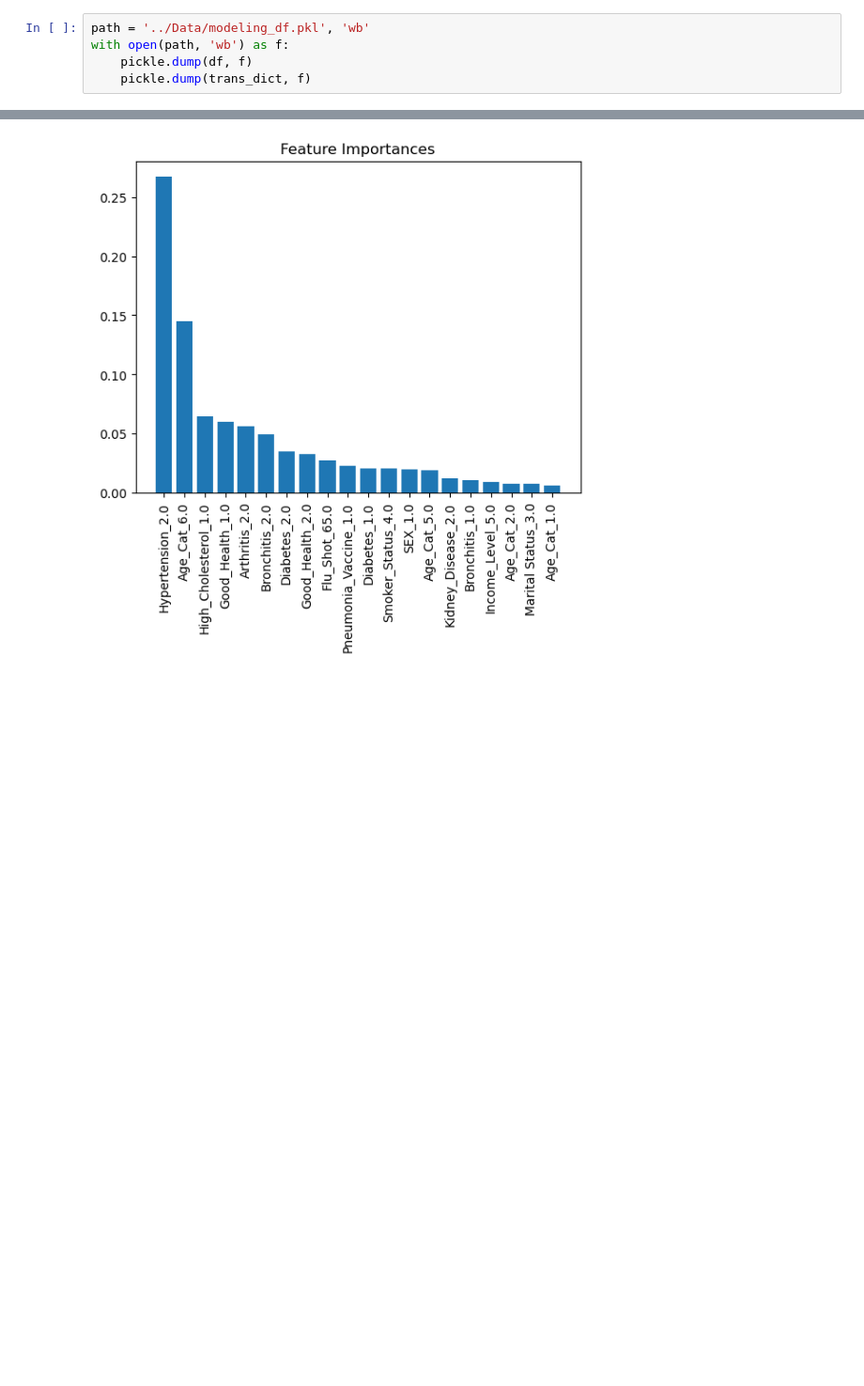
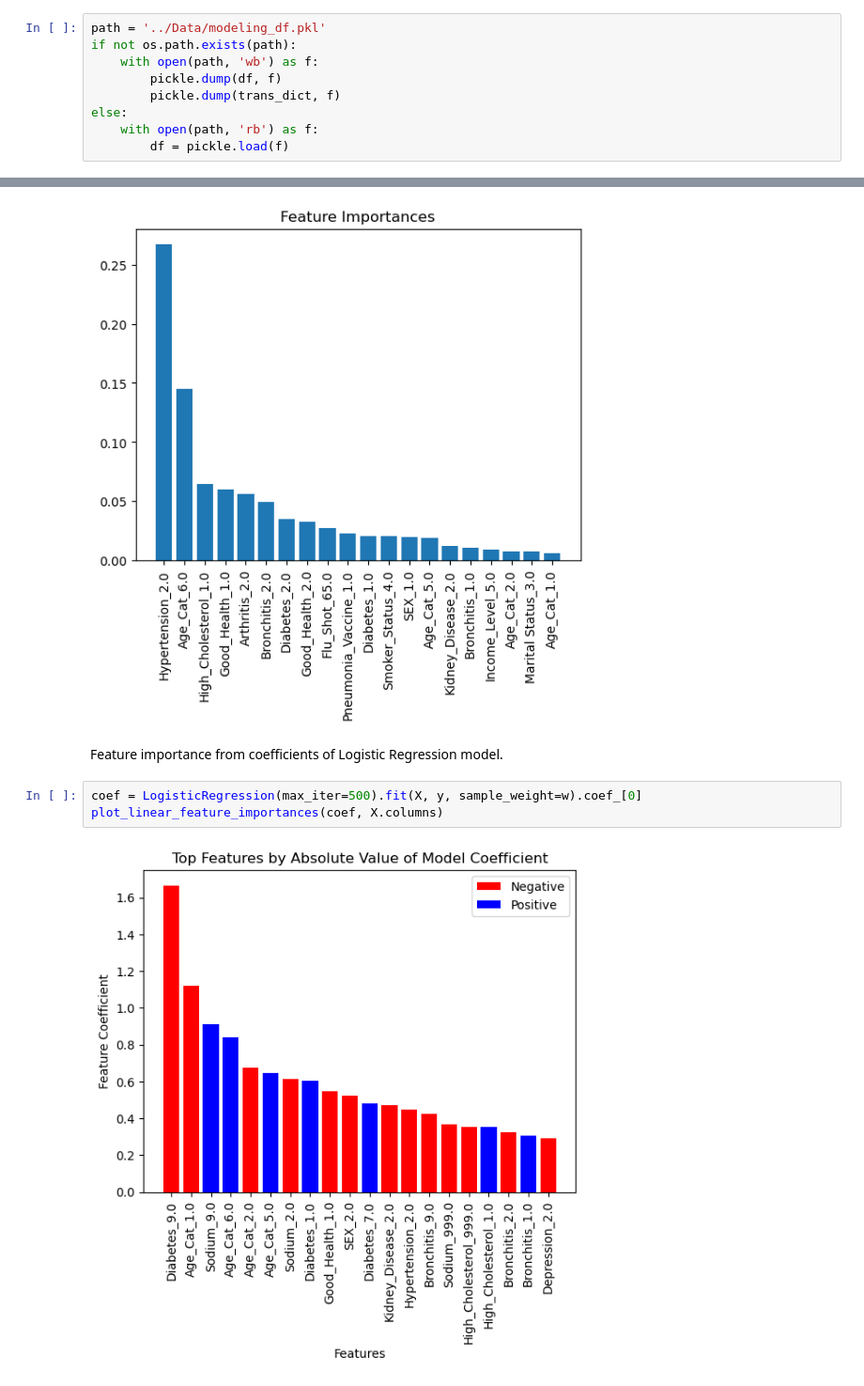
Before and after one commit to Hiram32/Springboard, a Jupyter notebook: Capstone_Project_2/Code/Modeling.ipynb, the cells around one changed output, grey strips where cells are left out. Shown at 94% size. Drawn from its saved outputs; the diff is of its cells as text; blank space fills up the shorter version.

```diff
--- a/Capstone_Project_2/Code/Modeling.ipynb
+++ b/Capstone_Project_2/Code/Modeling.ipynb
@@ -464,10 +467,14 @@ df
 # %% [markdown]
 Save the dataframe as a pickled file.
 # %%
-path = '../Data/modeling_df.pkl', 'wb'
-with open(path, 'wb') as f:
-    pickle.dump(df, f)
-    pickle.dump(trans_dict, f)
+path = '../Data/modeling_df.pkl'
+if not os.path.exists(path):
+    with open(path, 'wb') as f:
+        pickle.dump(df, f)
+        pickle.dump(trans_dict, f)
+else:
+    with open(path, 'rb') as f:
+        df = pickle.load(f)
 # %% [markdown]
 # 4 Training Baseline Model Using Both Dataframes
 The baseline model that will be used to compare the performance when using both dataframes will be a logistic regression classifier with balanced class weights.
@@ -868,3 +875,10 @@ Feature importances
 plot_feature_importances(best_model.named_steps['XGBoost'].feature_importances_, X.columns)
 # %% [output]
 [figure]
+# %% [markdown]
+Feature importance from coefficients of Logistic Regression model.
+# %%
+coef = LogisticRegression(max_iter=500).fit(X, y, sample_weight=w).coef_[0]
+plot_linear_feature_importances(coef, X.columns)
+# %% [output]
+[figure, added]
```
Also changed, not shown: parts of 28 cells of this notebook.
